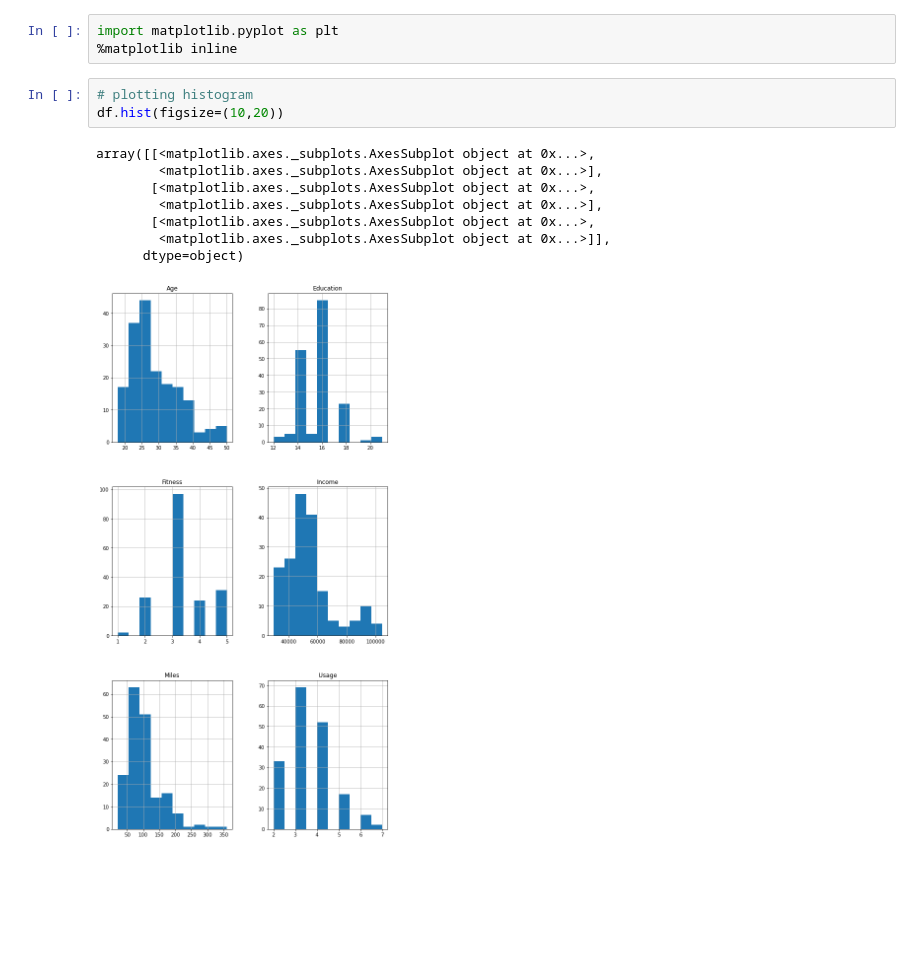
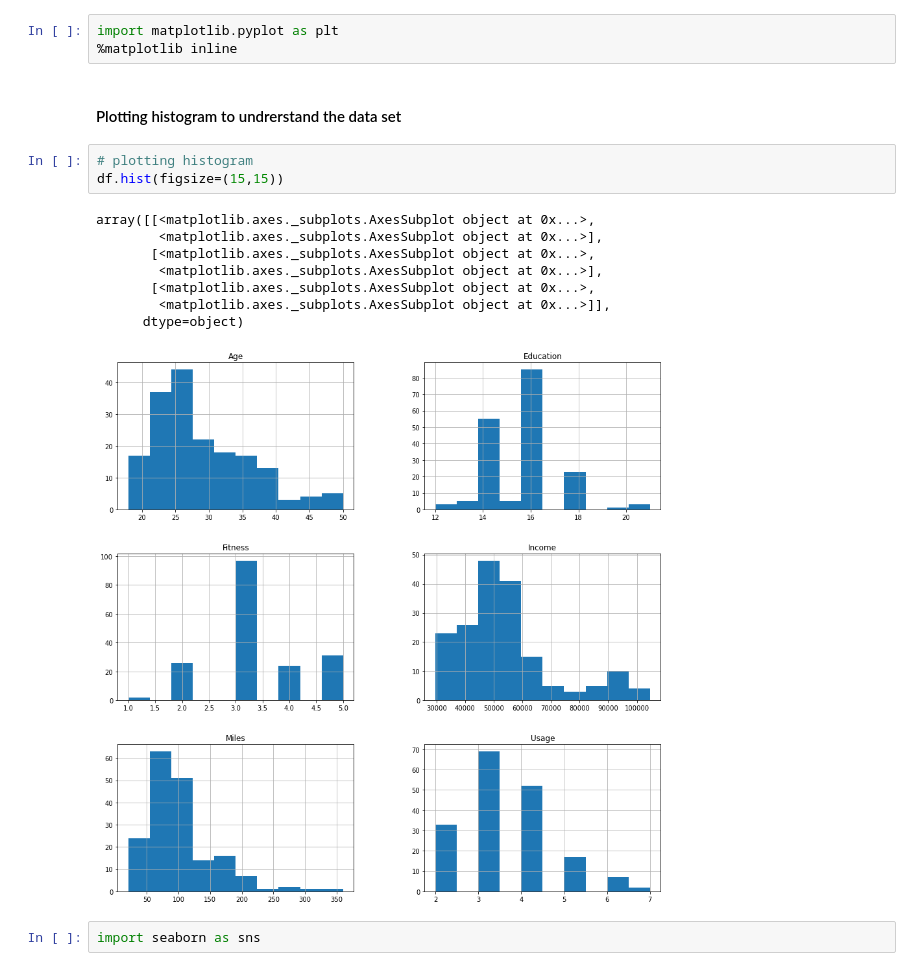
Before and after one commit to Somnathpaul/cardio-fittess-data-analysis, a Jupyter notebook: Cardio fitness analysis.ipynb, the cells around one changed output. Drawn from its saved outputs; the diff is of its cells as text; blank space fills up the shorter version.

Commit message:
histogram added

```diff
--- a/Cardio fitness analysis.ipynb
+++ b/Cardio fitness analysis.ipynb
@@ -66,15 +66,19 @@ memory usage: 12.8+ KB
 # %%
 import matplotlib.pyplot as plt
 %matplotlib inline
+# %% [markdown]
+#### Plotting histogram to undrerstand the data set
 # %%
 # plotting histogram
-df.hist(figsize=(10,20))
+df.hist(figsize=(15,15))
 # %% [output]
 array([[<matplotlib.axes._subplots.AxesSubplot object at 0x...>,
         <matplotlib.axes._subplots.AxesSubplot object at 0x...>],
        [<matplotlib.axes._subplots.AxesSubplot object at 0x...>,
         <matplotlib.axes._subplots.AxesSubplot object at 0x...>],
        [<matplotlib.axes._subplots.AxesSubplot object at 0x...>,
         <matplotlib.axes._subplots.AxesSubplot object at 0x...>]],
       dtype=object)
-[figure, old version]
+[figure, new version]
+# %%
+import seaborn as sns
```
Also changed, not shown: parts of 1 cell of this notebook.
